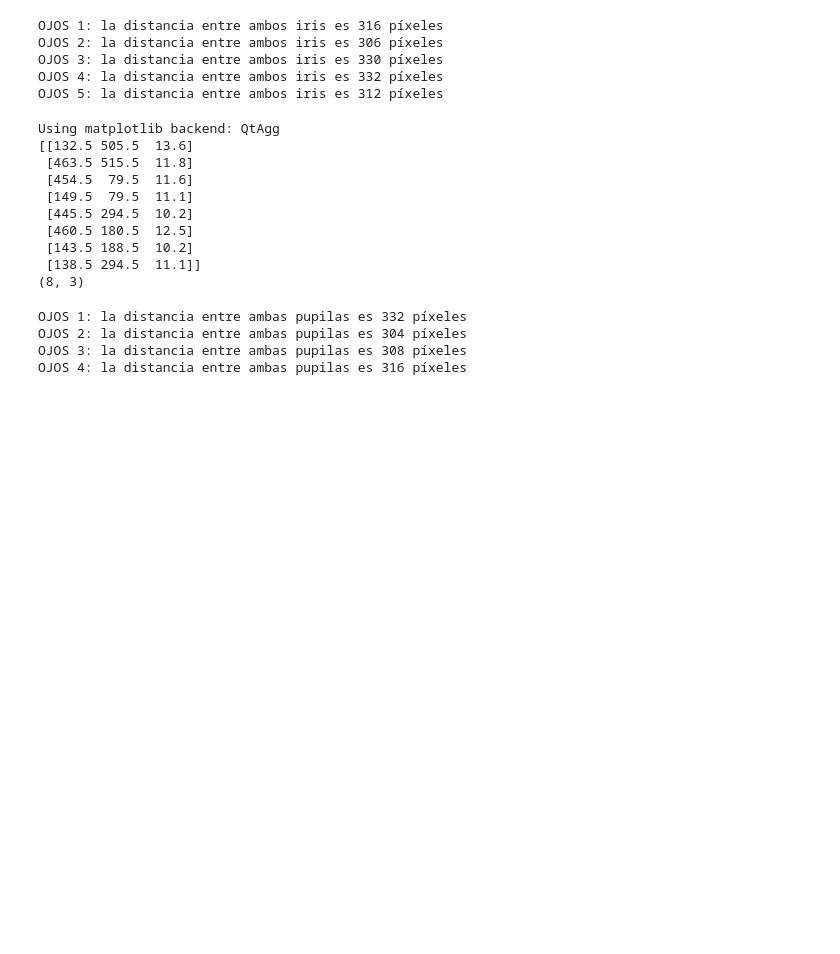
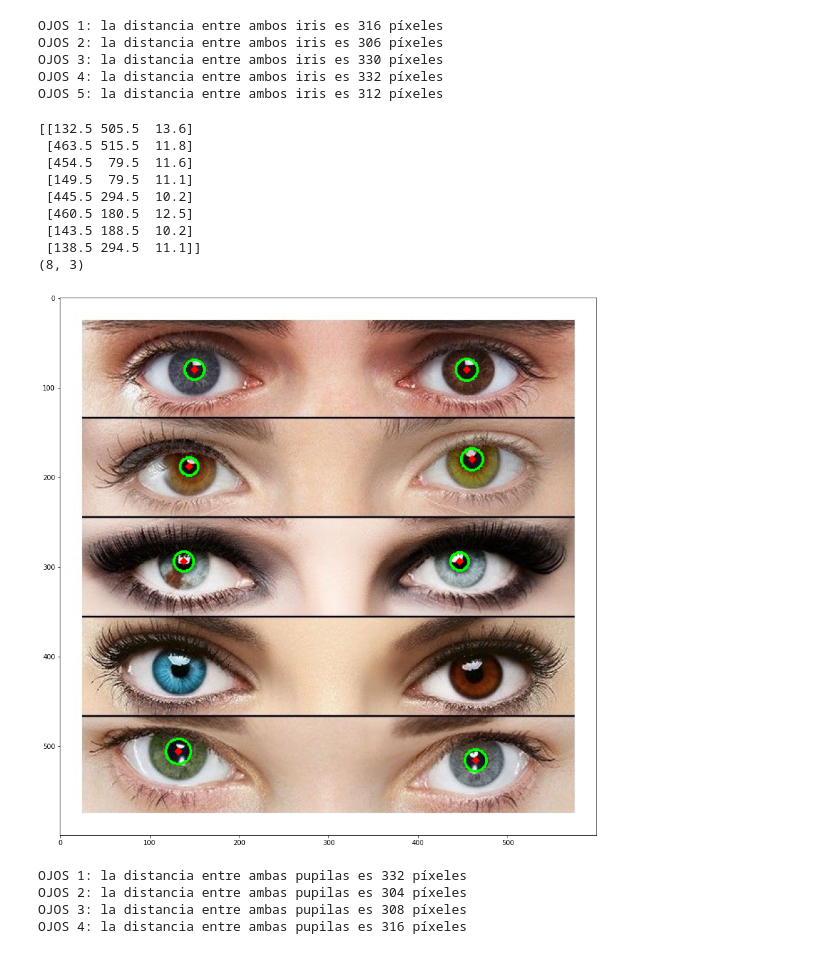
Before and after one commit to ezeguins/vpc1, a Jupyter notebook: TP3.ipynb, the cells around one changed output. Cells and saved outputs as stored; diff of their text form; code cells hidden in the pictures; blank space fills up the shorter version.

```diff
--- a/TP3.ipynb
+++ b/TP3.ipynb
@@ -87,37 +94,41 @@ OJOS 4: la distancia entre ambos iris es 332 píxeles
 OJOS 5: la distancia entre ambos iris es 312 píxeles
 # %%
 # Repito lo mismo para las pupilas, reduciendo el radio mínimo y máximo del algoritmo
-%matplotlib
+%matplotlib inline
 # Obtenemos los círculos
 img_out2 = img.copy()
 rad_min = 8
 rad_max = 19
 circles2 = cv.HoughCircles(gray,cv.HOUGH_GRADIENT,1,minDist=100,param1=190,param2=18,minRadius=rad_min,maxRadius=rad_max)
 print(circles2[0,:])
 print(circles2[0,:].shape)
 
 circles2 = np.uint16(np.around(circles2))
 for i in circles2[0,:]:
     # Dibujamos el círculo externo
     cv.circle(img_out2,(i[0],i[1]),i[2],(0,255,0),2)
     # Dibujamos el centro del círculo
     cv.circle(img_out2,(i[0],i[1]),2,(0,0,255),3)
 
 
-cv.imshow('detected circles',img_out2)
-cv.waitKey(0)
-cv.destroyAllWindows()
+#cv.imshow('detected circles',img_out2)
+#cv.waitKey(0)
+#cv.destroyAllWindows()
+img_rgb2 = cv.cvtColor(img_out2, cv.COLOR_BGR2RGB)
+plt.figure(figsize= (15,15))
+plt.imshow(img_rgb2)
+plt.show()
 # %% [output]
-Using matplotlib backend: QtAgg
 [[132.5 505.5  13.6]
  [463.5 515.5  11.8]
  [454.5  79.5  11.6]
  [149.5  79.5  11.1]
  [445.5 294.5  10.2]
  [460.5 180.5  12.5]
  [143.5 188.5  10.2]
  [138.5 294.5  11.1]]
 (8, 3)
+[figure, added]
 # %%
 # Veo que detecté 4 de los 5 pares de ojos y es lo mejor que pude obtener jugando con los parámetros...
 # Repito lo anterior pero sólo para estos valores
```
Also changed, not shown: parts of 2 cells of this notebook.
